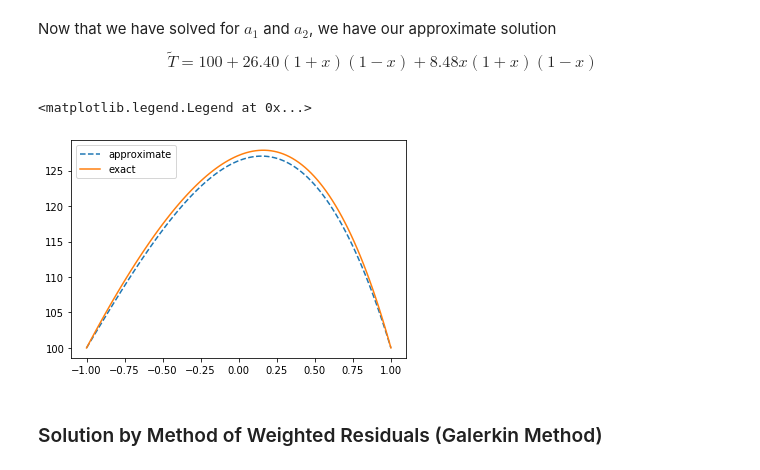
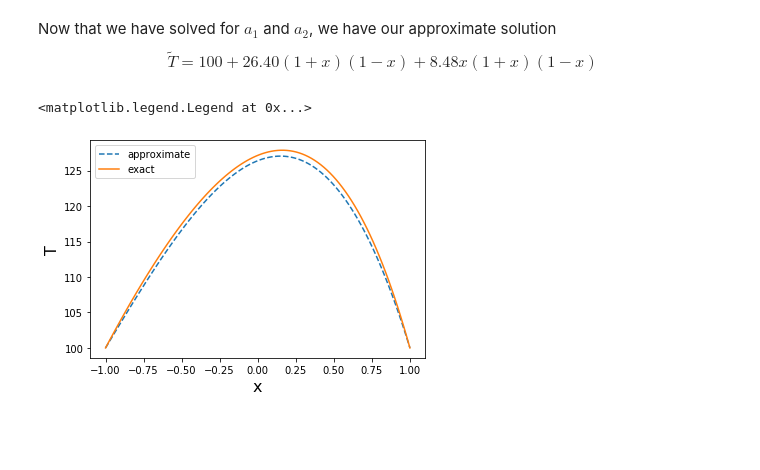
Before and after one commit to bharath-kamath705/FEM_PoissonEq, a Jupyter notebook: Poisson_Eq.ipynb, the cells around one changed output. Saved outputs shown, nothing was run; the diff lists cells and outputs as text; code cells hidden in the pictures; blank space fills up the shorter version.

Commit message:
finished Galerkin Method

```diff
--- a/Poisson_Eq.ipynb
+++ b/Poisson_Eq.ipynb
@@ -84,13 +84,15 @@ $$ \tilde{T} = 100 + 26.40(1+x)(1-x) +8.48x(1+x)(1-x) $$
 # %%
 # plotting the approximate solution
 T_approx = 100 + 26.4*(1+x)*(1-x) + 8.48*x*(1+x)*(1-x)
 plt.plot(x,T_approx, linestyle="--", label="approximate")
 
 #plot the exact solution for comparison
 plt.plot(x,T_ex, label="exact")
+
+# format the graph
+plt.xlabel("x", fontsize="16")
+plt.ylabel("T", fontsize="16")
 plt.legend()
 # %% [output]
 <matplotlib.legend.Legend at 0x...>
-[figure, old version]
+[figure, new version]
-# %% [markdown]
-### Solution by Method of Weighted Residuals (Galerkin Method)
```
Also changed, not shown: parts of 4 cells of this notebook.
